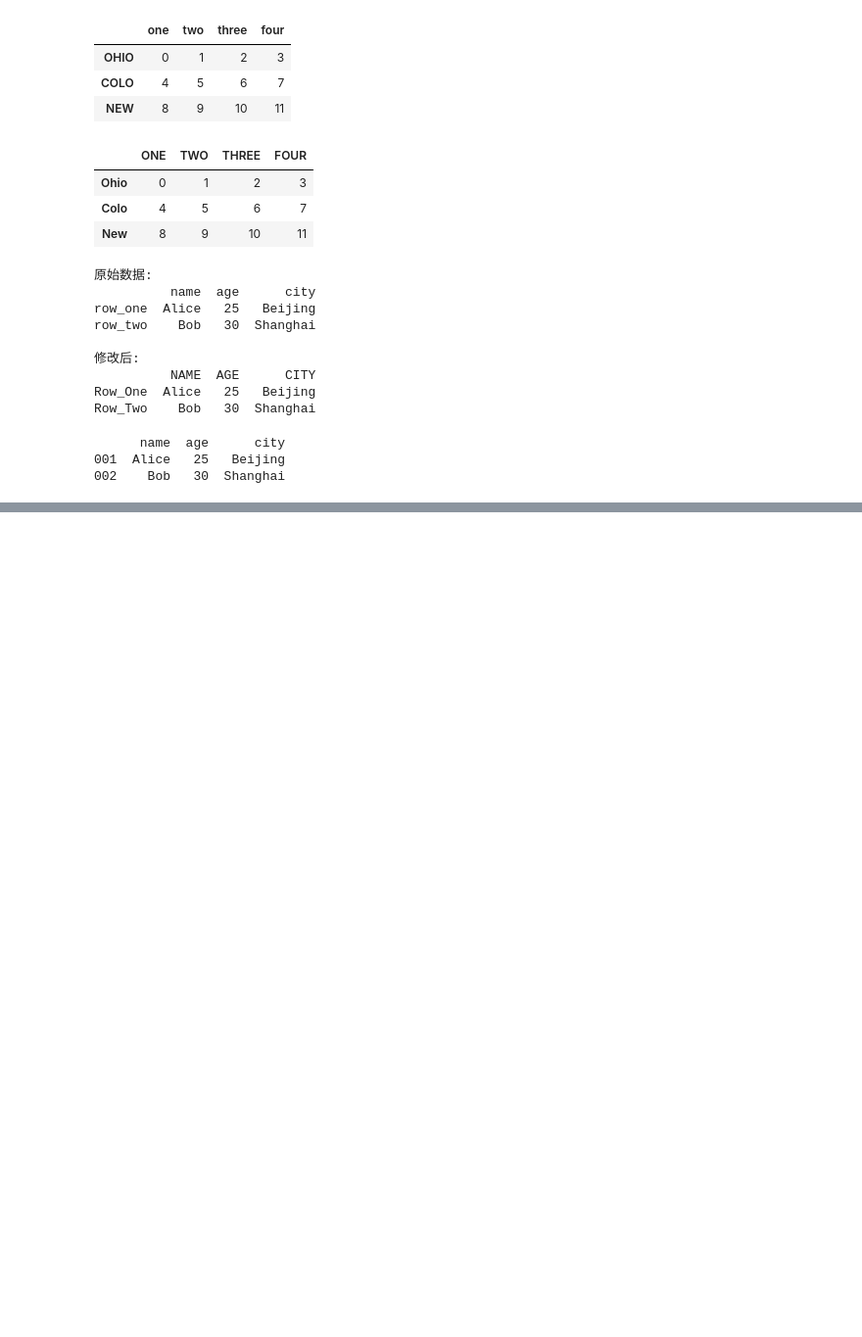
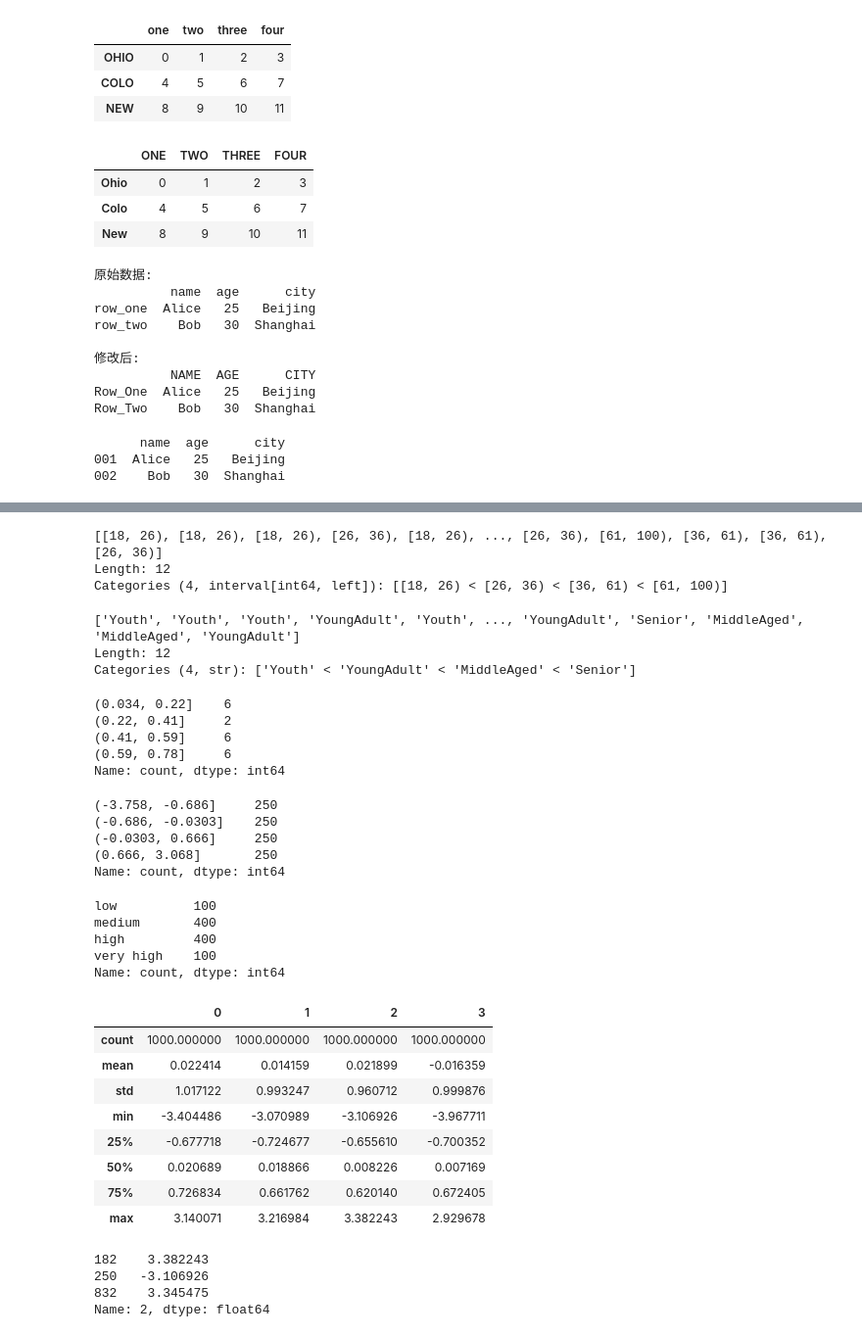
Before and after one commit to MAZIZHUO/my_project, a Jupyter notebook: 09_pyda-2e_study/07_data_cleaning_and_preparation.ipynb, the cells around one changed output, grey strips where cells are left out. Shown at 98% size. Cells and saved outputs as stored; diff of their text form; code cells hidden in the pictures; blank space fills up the shorter version.

```diff
--- a/09_pyda-2e_study/07_data_cleaning_and_preparation.ipynb
+++ b/09_pyda-2e_study/07_data_cleaning_and_preparation.ipynb
@@ -525,0 +829,64 @@ print(data)
+# %%
+pd.cut(ages, [18, 26, 36, 61, 100], right=False)
+# %% [output]
+[[18, 26), [18, 26), [18, 26), [26, 36), [18, 26), ..., [26, 36), [61, 100), [36, 61), [36, 61), [26, 36)]
+Length: 12
+Categories (4, interval[int64, left]): [[18, 26) < [26, 36) < [36, 61) < [61, 100)]
+# %%
+group_names = ['Youth', 'YoungAdult', 'MiddleAged', 'Senior']
+pd.cut(ages, bins, labels=group_names)
+# %% [output]
+['Youth', 'Youth', 'Youth', 'YoungAdult', 'Youth', ..., 'YoungAdult', 'Senior', 'MiddleAged', 'MiddleAged', 'YoungAdult']
+Length: 12
+Categories (4, str): ['Youth' < 'YoungAdult' < 'MiddleAged' < 'Senior']
+# %%
+data = np.random.rand(20)
+data = pd.cut(data, 4, precision=2)
+# 将 data 中的数据等分成 4 个区间（分箱），区间端点保留 2 位小数。
+data.value_counts()
+# %% [output]
+(0.034, 0.22]    6
+(0.22, 0.41]     2
+(0.41, 0.59]     6
+(0.59, 0.78]     6
+Name: count, dtype: int64
+# %%
+data = np.random.randn(1000)
+cats = pd.qcut(data, 4)
+# 将 data 中的数据等分成 4 个区间（分箱），每个区间包含相同数量的元素。
+cats.value_counts()
+# %% [output]
+(-3.758, -0.686]     250
+(-0.686, -0.0303]    250
+(-0.0303, 0.666]     250
+(0.666, 3.068]       250
+Name: count, dtype: int64
+# %%
+cats = pd.qcut(data, [0, 0.1, 0.5, 0.9, 1.], labels=['low', 'medium', 'high', 'very high'])
+cats.value_counts()
+# %% [output]
+low          100
+medium       400
+high         400
+very high    100
+Name: count, dtype: int64
+# %%
+data = pd.DataFrame(np.random.randn(1000, 4))
+data.describe()
+# %% [output]
+|  | 0 | 1 | 2 | 3 |
+| count | 1000.000000 | 1000.000000 | 1000.000000 | 1000.000000 |
+| mean | 0.022414 | 0.014159 | 0.021899 | -0.016359 |
+| std | 1.017122 | 0.993247 | 0.960712 | 0.999876 |
+| min | -3.404486 | -3.070989 | -3.106926 | -3.967711 |
+| 25% | -0.677718 | -0.724677 | -0.655610 | -0.700352 |
+| 50% | 0.020689 | 0.018866 | 0.008226 | 0.007169 |
+| 75% | 0.726834 | 0.661762 | 0.620140 | 0.672405 |
+| max | 3.140071 | 3.216984 | 3.382243 | 2.929678 |
+# %%
+data[2][np.abs(data[2]) > 3]
+# %% [output]
+182    3.382243
+250   -3.106926
+832    3.345475
+Name: 2, dtype: float64
```
Also changed, not shown: parts of 29 cells of this notebook, 6 other files.
